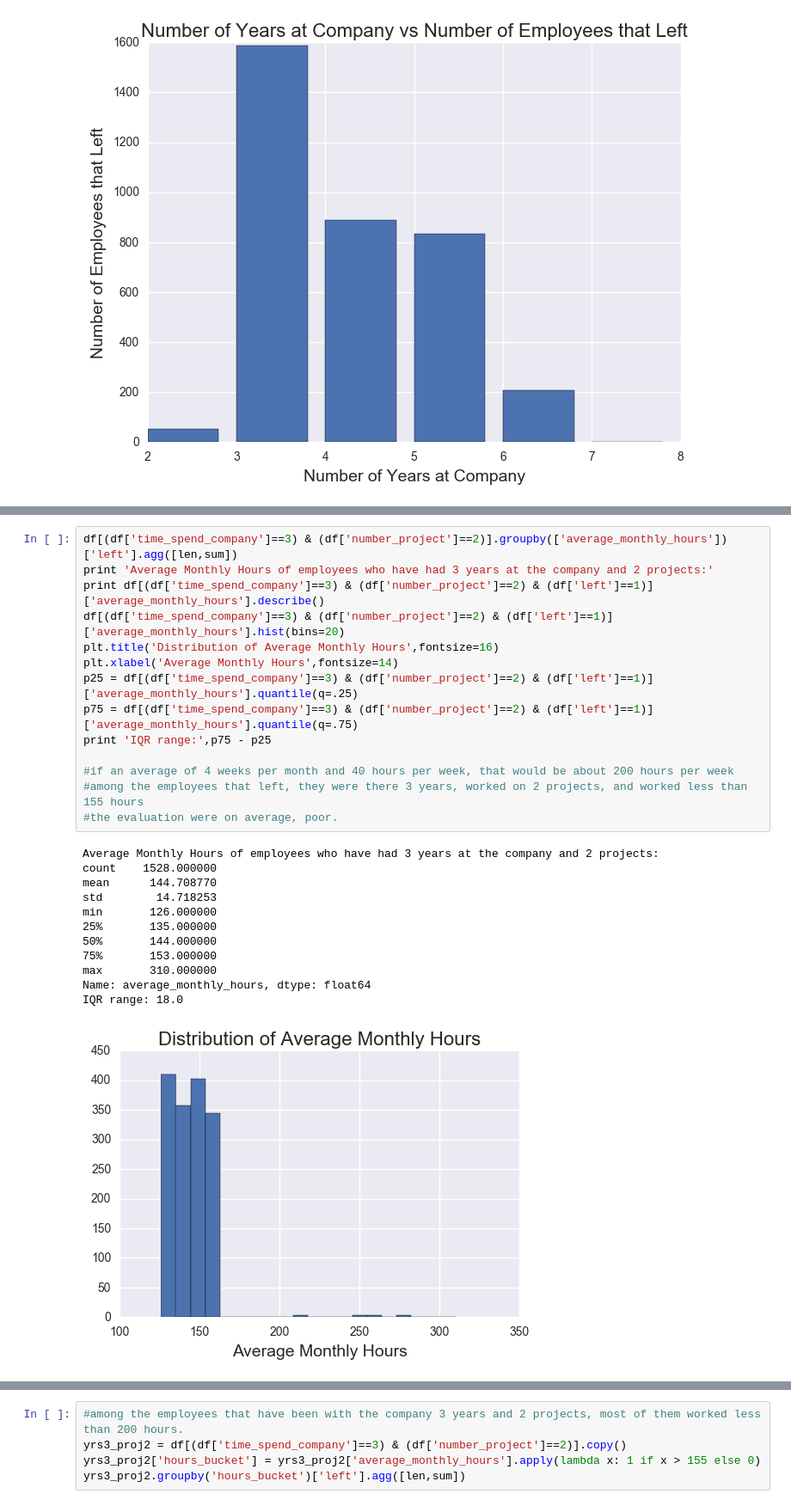
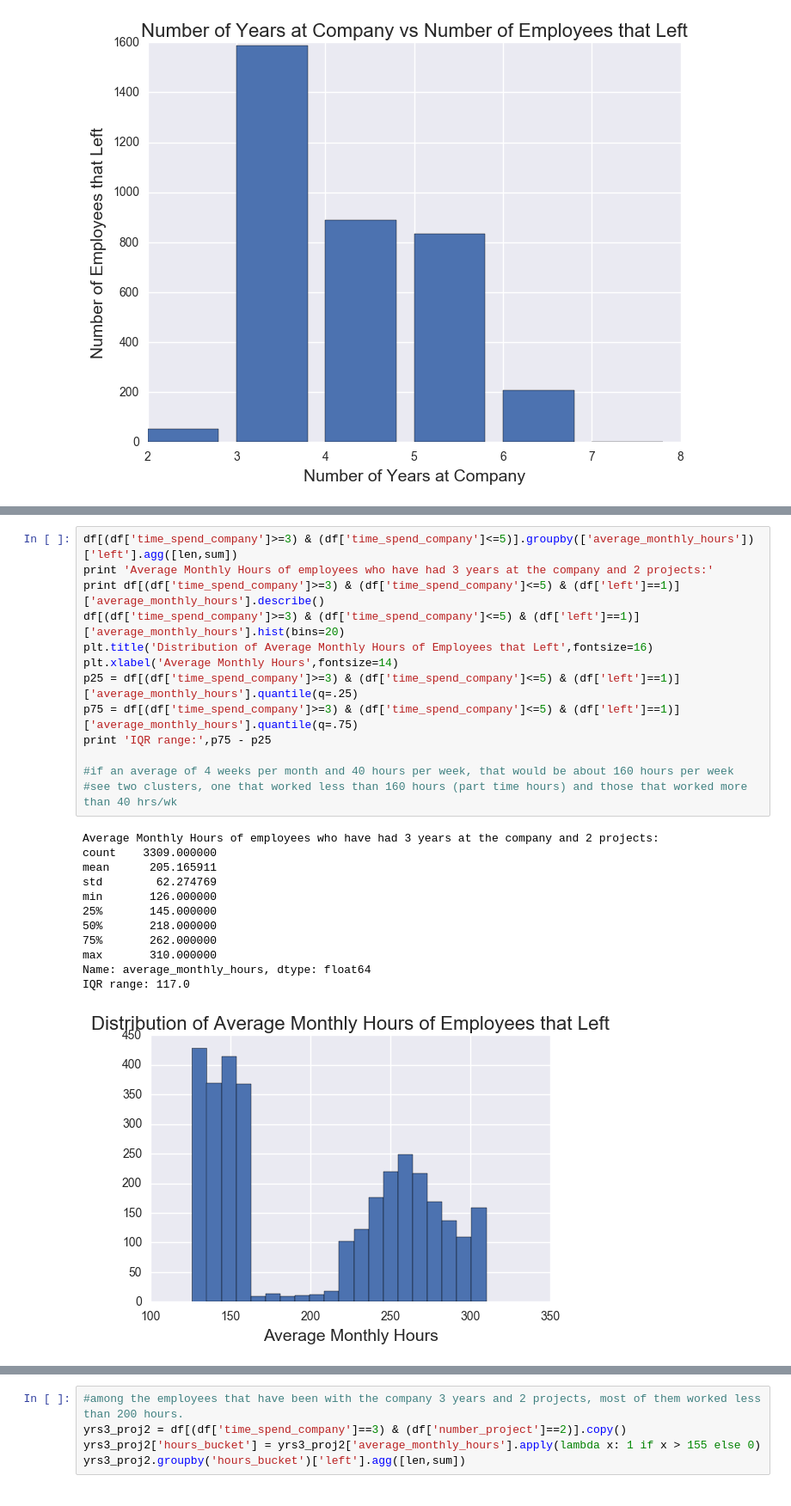
Before and after one commit to adalal80/GA-DSI, a Jupyter notebook: Kaggle_HRanalytics/Kaggle_HRanalytics.ipynb, the cells around one changed output, grey strips where cells are left out. Shown at 86% size. Drawn from its saved outputs; the diff is of its cells as text.

Commit message:
adding HR analytics project

```diff
--- a/Kaggle_HRanalytics/Kaggle_HRanalytics.ipynb
+++ b/Kaggle_HRanalytics/Kaggle_HRanalytics.ipynb
@@ -166,27 +166,26 @@ df[(df['time_spend_company']==3) & (df['number_project']==2)].describe()
 # %%
-df[(df['time_spend_company']==3) & (df['number_project']==2)].groupby(['average_monthly_hours'])['left'].agg([len,sum])
+df[(df['time_spend_company']>=3) & (df['time_spend_company']<=5)].groupby(['average_monthly_hours'])['left'].agg([len,sum])
 print 'Average Monthly Hours of employees who have had 3 years at the company and 2 projects:'
-print df[(df['time_spend_company']==3) & (df['number_project']==2) & (df['left']==1)]['average_monthly_hours'].describe()
-df[(df['time_spend_company']==3) & (df['number_project']==2) & (df['left']==1)]['average_monthly_hours'].hist(bins=20)
-plt.title('Distribution of Average Monthly Hours',fontsize=16)
+print df[(df['time_spend_company']>=3) & (df['time_spend_company']<=5) & (df['left']==1)]['average_monthly_hours'].describe()
+df[(df['time_spend_company']>=3) & (df['time_spend_company']<=5) & (df['left']==1)]['average_monthly_hours'].hist(bins=20)
+plt.title('Distribution of Average Monthly Hours of Employees that Left',fontsize=16)
 plt.xlabel('Average Monthly Hours',fontsize=14)
-p25 = df[(df['time_spend_company']==3) & (df['number_project']==2) & (df['left']==1)]['average_monthly_hours'].quantile(q=.25)
-p75 = df[(df['time_spend_company']==3) & (df['number_project']==2) & (df['left']==1)]['average_monthly_hours'].quantile(q=.75)
+p25 = df[(df['time_spend_company']>=3) & (df['time_spend_company']<=5) & (df['left']==1)]['average_monthly_hours'].quantile(q=.25)
+p75 = df[(df['time_spend_company']>=3) & (df['time_spend_company']<=5) & (df['left']==1)]['average_monthly_hours'].quantile(q=.75)
 print 'IQR range:',p75 - p25
 
-#if an average of 4 weeks per month and 40 hours per week, that would be about 200 hours per week
-#among the employees that left, they were there 3 years, worked on 2 projects, and worked less than 155 hours
-#the evaluation were on average, poor.
+#if an average of 4 weeks per month and 40 hours per week, that would be about 160 hours per week
+#see two clusters, one that worked less than 160 hours (part time hours) and those that worked more than 40 hrs/wk
 # %% [output]
 Average Monthly Hours of employees who have had 3 years at the company and 2 projects:
-count    1528.000000
-mean      144.708770
-std        14.718253
+count    3309.000000
+mean      205.165911
+std        62.274769
 min       126.000000
-25%       135.000000
-50%       144.000000
-75%       153.000000
+25%       145.000000
+50%       218.000000
+75%       262.000000
 max       310.000000
 Name: average_monthly_hours, dtype: float64
-IQR range: 18.0
+IQR range: 117.0
-[figure, old version]
+[figure, new version]
```
Also changed, not shown: parts of 18 cells of this notebook.
